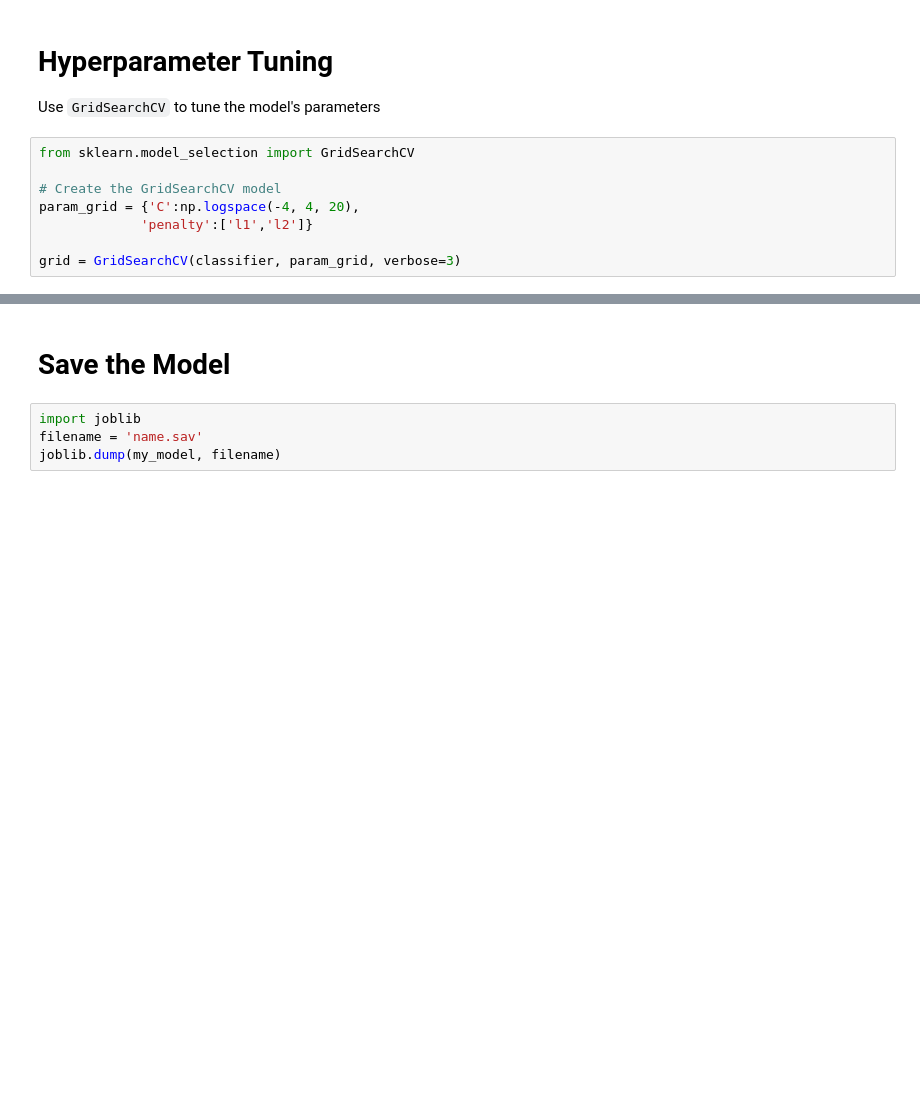
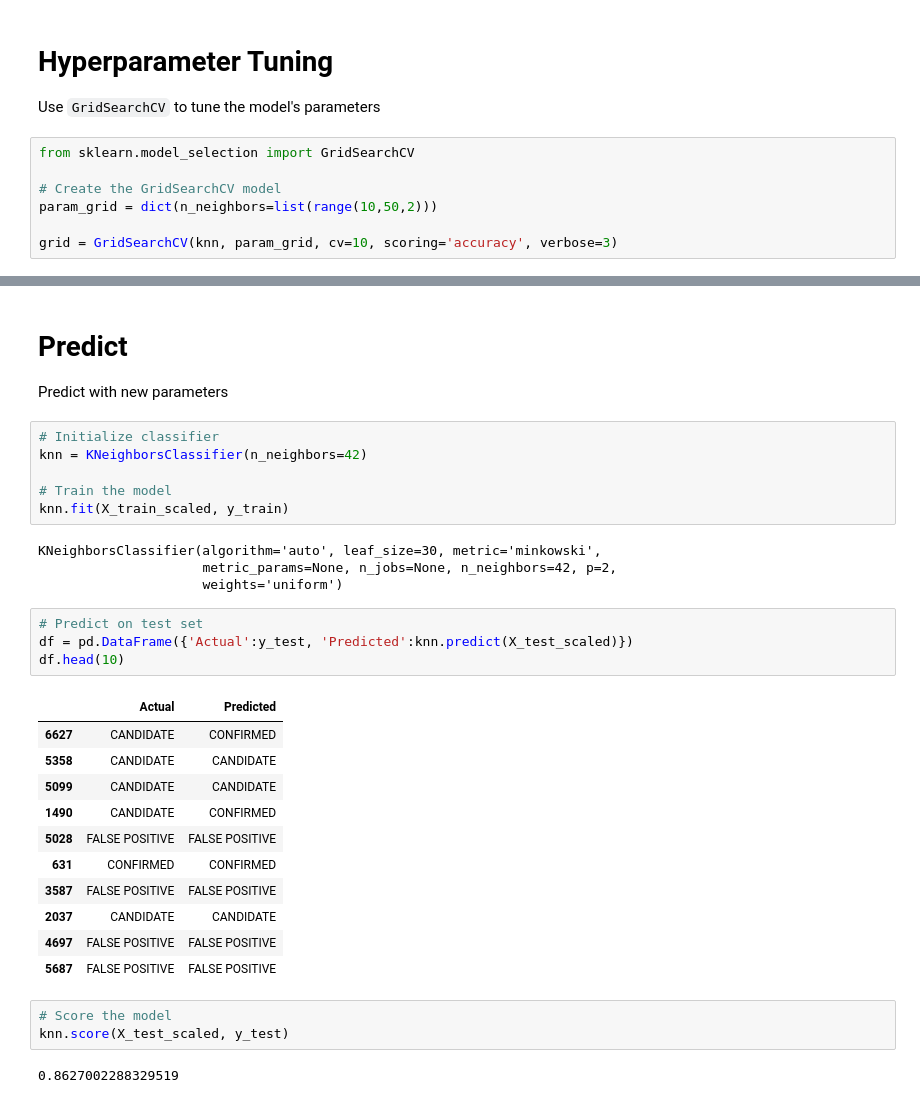
Before and after one commit to lorijta92/machine-learning-exoplanets, a Jupyter notebook: knn.ipynb, the cells around one changed output, grey strips where cells are left out. Saved outputs shown, nothing was run; the diff lists cells and outputs as text; blank space fills up the shorter version.

```diff
--- a/knn.ipynb
+++ b/knn.ipynb
@@ -153,10 +148,9 @@ Use `GridSearchCV` to tune the model's parameters
 from sklearn.model_selection import GridSearchCV
 
 # Create the GridSearchCV model
-param_grid = {'C':np.logspace(-4, 4, 20),
-             'penalty':['l1','l2']}
+param_grid = dict(n_neighbors=list(range(10,50,2)))
 
-grid = GridSearchCV(classifier, param_grid, verbose=3)
+grid = GridSearchCV(knn, param_grid, cv=10, scoring='accuracy', verbose=3)
 # %%
 # Train the model with GridSearch
 grid.fit(X_train_scaled, y_train)
@@ -271,6 +203,34 @@ print(grid.best_score_)
-# %% [markdown]
-# Save the Model
-# %%
-import joblib
-filename = 'name.sav'
-joblib.dump(my_model, filename)
+# %% [markdown]
+# Predict
+Predict with new parameters
+# %%
+# Initialize classifier
+knn = KNeighborsClassifier(n_neighbors=42)
+
+# Train the model
+knn.fit(X_train_scaled, y_train)
+# %% [output]
+KNeighborsClassifier(algorithm='auto', leaf_size=30, metric='minkowski',
+                     metric_params=None, n_jobs=None, n_neighbors=42, p=2,
+                     weights='uniform')
+# %%
+# Predict on test set
+df = pd.DataFrame({'Actual':y_test, 'Predicted':knn.predict(X_test_scaled)})
+df.head(10)
+# %% [output]
+|  | Actual | Predicted |
+| 6627 | CANDIDATE | CONFIRMED |
+| 5358 | CANDIDATE | CANDIDATE |
+| 5099 | CANDIDATE | CANDIDATE |
+| 1490 | CANDIDATE | CONFIRMED |
+| 5028 | FALSE POSITIVE | FALSE POSITIVE |
+| 631 | CONFIRMED | CONFIRMED |
+| 3587 | FALSE POSITIVE | FALSE POSITIVE |
+| 2037 | CANDIDATE | CANDIDATE |
+| 4697 | FALSE POSITIVE | FALSE POSITIVE |
+| 5687 | FALSE POSITIVE | FALSE POSITIVE |
+# %%
+# Score the model
+knn.score(X_test_scaled, y_test)
+# %% [output]
+0.8627002288329519
```
Also changed, not shown: parts of 10 cells of this notebook.
